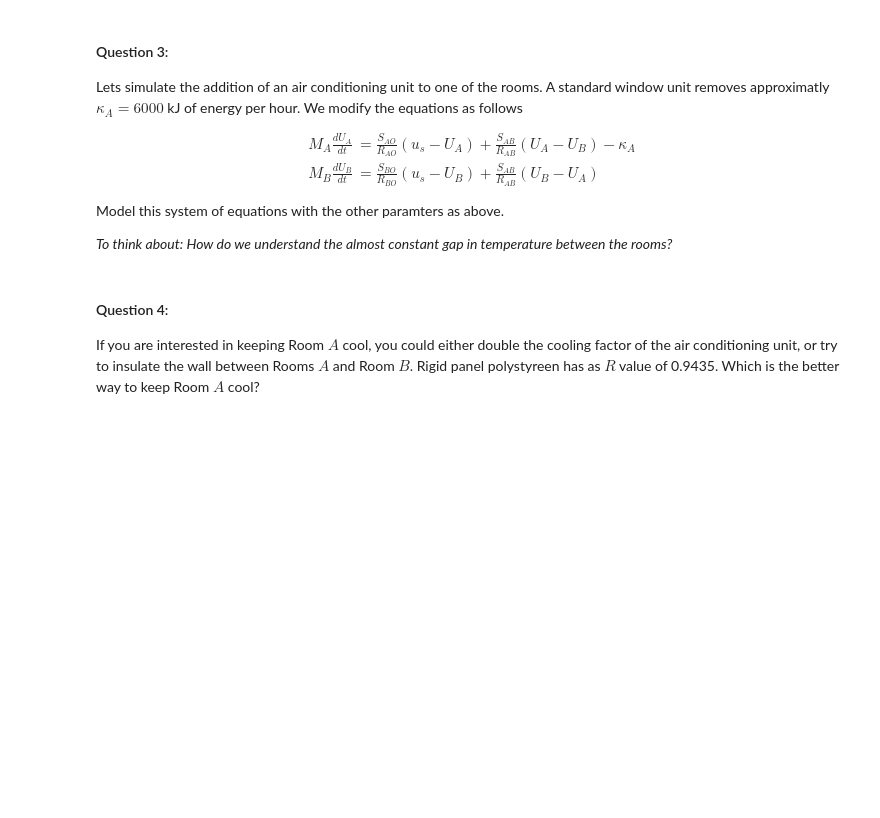
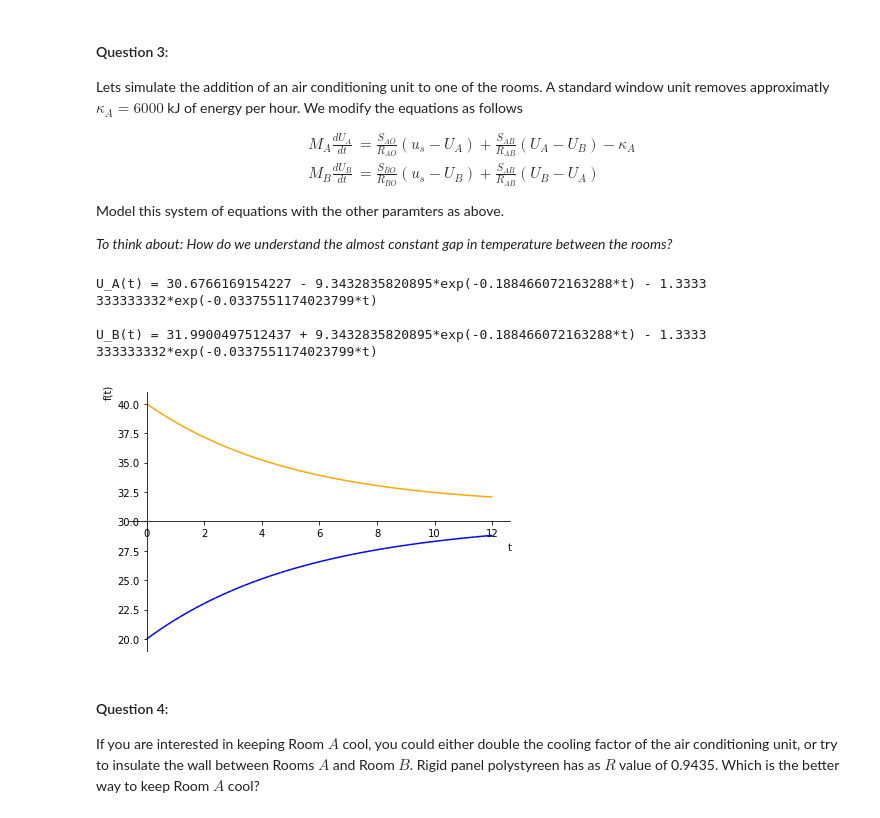
Before and after one commit to saint1729/msam-northeastern, a Jupyter notebook: Math 5131/week5/assignment/Homework 4 - Heat Flow.ipynb, the cells around one changed output. Cells and saved outputs as stored; diff of their text form; code cells hidden in the pictures; blank space fills up the shorter version.

```diff
--- a/Math 5131/week5/assignment/Homework 4 - Heat Flow.ipynb
+++ b/Math 5131/week5/assignment/Homework 4 - Heat Flow.ipynb
@@ -158,6 +326,57 @@ M_B \frac{dU_B}{dt} &= \frac{S_{BO}}{R_{BO}}(u_s - U_B) + \frac{S_{AB}}{R_{AB}}(
 Model this system of equations with the other paramters as above.
 
 *To think about: How do we understand the almost constant gap in temperature between the rooms?*
+# %%
+from sympy import *
+from sympy.abc import *
+import sympy.functions.special.delta_functions as sfuncs
+from sympy.plotting import plot as symplot
+
+rho_air, rho_ext, rho_int = 1.2, 2100, 803
+c_air, c_ext, c_int = 1.005, 0.9, 1.09
+s_ao, s_bo, s_ab = 3 * 5 * 3, 3 * 5 * 3, 5 * 3
+r_ao, r_bo, r_ab = 0.055, 0.055, 0.008
+u_s = 35
+m_A = rho_air * c_air * (5 * 10 * 3) + rho_ext * c_ext * (5 * 0.2 * 3 + 4.75 * 0.2 * 3 * 2) \
+        + rho_int * c_int * (5 * 0.2 * 3 + 4.75 * 0.2 * 3 * 2)
+m_B = rho_air * c_air * (5 * 10 * 3) + rho_ext * c_ext * (5 * 0.2 * 3 + 4.75 * 0.2 * 3 * 2) \
+        + rho_int * c_int * (5 * 0.2 * 3 + 4.75 * 0.2 * 3 * 2)
+kappa_a = 6000
+
+init_printing()
+
+t, C1, C2 = symbols("t C1 C2")
+U_A, U_B =  symbols("U_A U_B", cls = Function, Function = True)
+
+eq1 = Eq(m_A * diff(U_A(t), t), s_ao / r_ao * (u_s - U_A(t)) + s_ab / r_ab * (U_B(t) - U_A(t)) - kappa_a)
+
+eq2 = Eq(m_B * diff(U_B(t), t), s_bo / r_bo * (u_s - U_B(t)) + s_ab / r_ab * (U_A(t) - U_B(t)))
+
+soln = dsolve((eq1, eq2))
+
+constants = solve((soln[0].subs(t, 0).subs(U_A(0), 20), soln[1].subs(t, 0).subs(U_B(0), 40)), {C1, C2})
+
+temperature_A = expand(soln[0].rhs.subs(constants))
+temperature_B = soln[1].rhs.subs(constants)
+
+pprint("U_A(t) = " + str(temperature_A), use_unicode = True)
+print()
+pprint("U_B(t) = " + str(temperature_B), use_unicode = True)
+
+start, end = 0, 12
+
+p1 = symplot(temperature_A, (t, start, end), line_color = 'blue', show = False)
+p2 = symplot(temperature_B, (t, start, end), line_color = 'orange', show = False)
+
+p1.append(p2[0])
+p1.show()
+# %% [output]
+U_A(t) = 30.6766169154227 - 9.3432835820895*exp(-0.188466072163288*t) - 1.3333
+333333332*exp(-0.0337551174023799*t)
+
+U_B(t) = 31.9900497512437 + 9.3432835820895*exp(-0.188466072163288*t) - 1.3333
+333333332*exp(-0.0337551174023799*t)
+[figure, added]
 # %% [markdown]
 #### Question 4:
 If you are interested in keeping Room $A$ cool, you could either double the cooling factor of the air conditioning unit, or try to insulate the wall between Rooms $A$ and Room $B$. Rigid panel polystyreen has as $R$ value of 0.9435. Which is the better way to keep Room $A$ cool?
```
Also changed, not shown: parts of 9 cells of this notebook, 3 other files.
